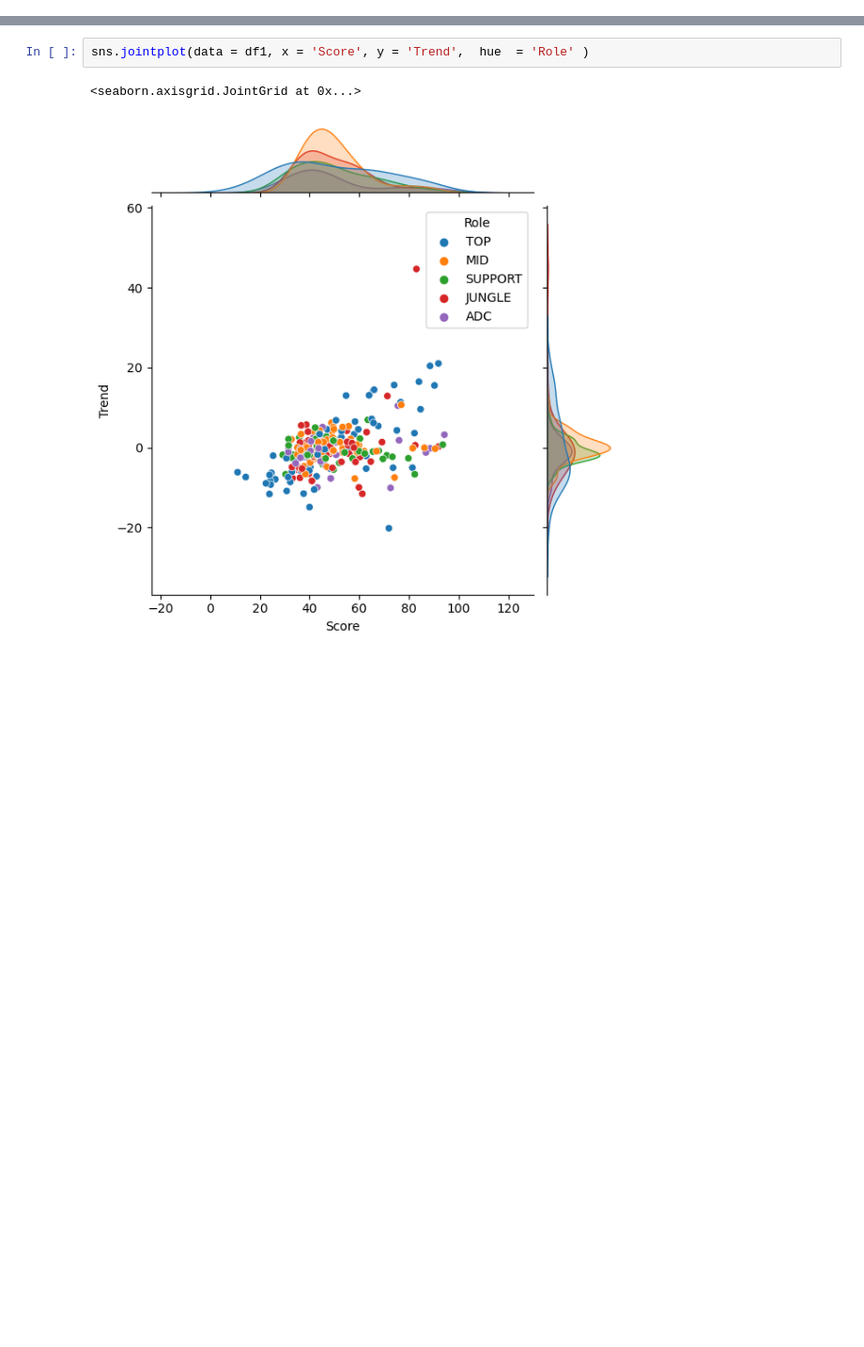
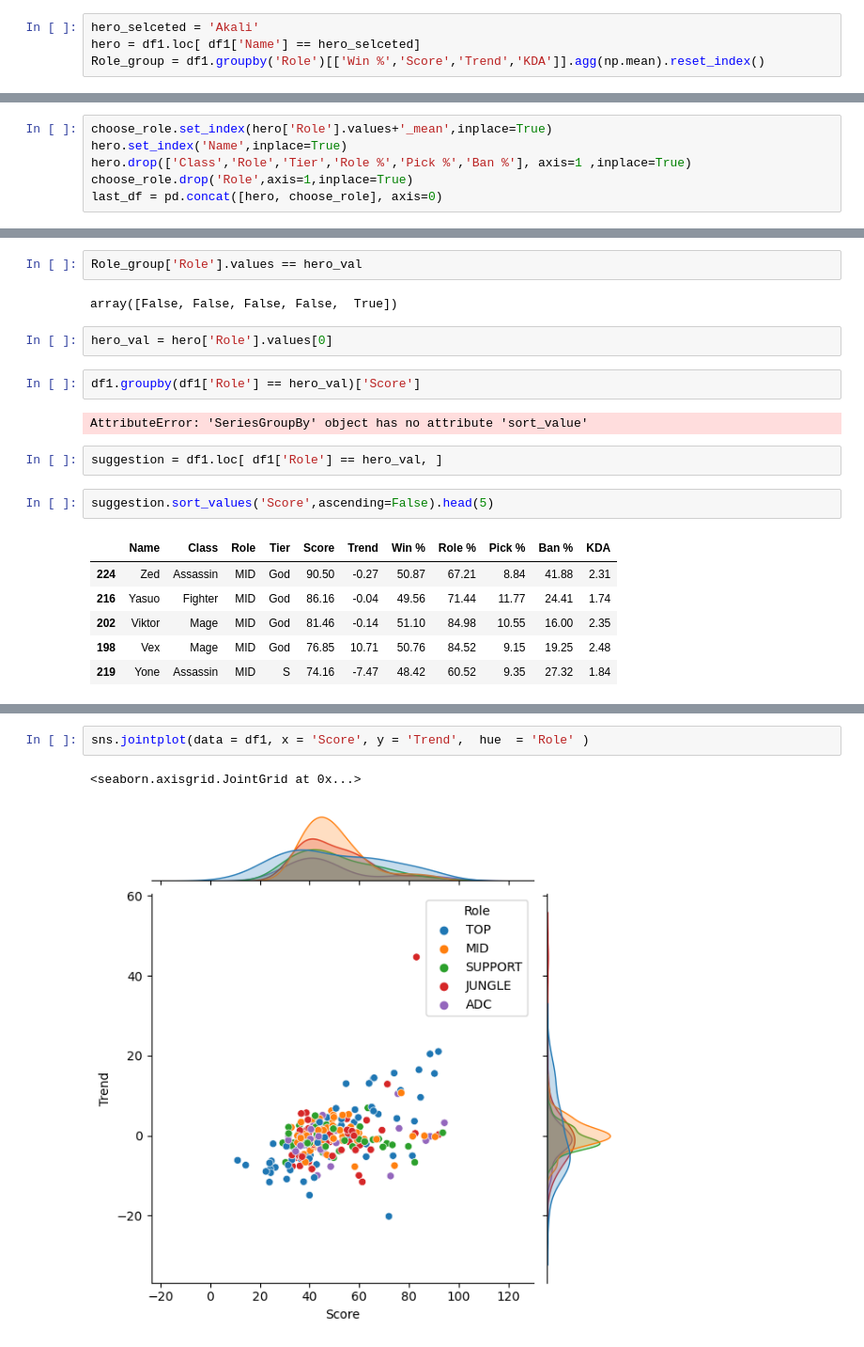
Before and after one commit to leopard4/-LoL_Tier_streamlit, a Jupyter notebook: EDA.ipynb, the cells around one changed output, grey strips where cells are left out. Shown: that part at 94% size. Drawn from its saved outputs; the diff is of its cells as text; blank space fills up the shorter version.

```diff
--- a/EDA.ipynb
+++ b/EDA.ipynb
@@ -39,0 +109,4 @@ plt.show()
+# %%
+hero_selceted = 'Akali'
+hero = df1.loc[ df1['Name'] == hero_selceted]
+Role_group = df1.groupby('Role')[['Win %','Score','Trend','KDA']].agg(np.mean).reset_index()
@@ -39,0 +117,6 @@ plt.show()
+# %%
+choose_role.set_index(hero['Role'].values+'_mean',inplace=True)
+hero.set_index('Name',inplace=True)
+hero.drop(['Class','Role','Tier','Role %','Pick %','Ban %'], axis=1 ,inplace=True)
+choose_role.drop('Role',axis=1,inplace=True)
+last_df = pd.concat([hero, choose_role], axis=0)
@@ -39,0 +203,21 @@ plt.show()
+# %%
+Role_group['Role'].values == hero_val
+# %% [output]
+array([False, False, False, False,  True])
+# %%
+hero_val = hero['Role'].values[0]
+# %%
+df1.groupby(df1['Role'] == hero_val)['Score']
+# %% [output]
+AttributeError: 'SeriesGroupBy' object has no attribute 'sort_value'
+# %%
+suggestion = df1.loc[ df1['Role'] == hero_val, ]
+# %%
+suggestion.sort_values('Score',ascending=False).head(5)
+# %% [output]
+|  | Name | Class | Role | Tier | Score | Trend | Win % | Role % | Pick % | Ban % | KDA |
+| 224 | Zed | Assassin | MID | God | 90.50 | -0.27 | 50.87 | 67.21 | 8.84 | 41.88 | 2.31 |
+| 216 | Yasuo | Fighter | MID | God | 86.16 | -0.04 | 49.56 | 71.44 | 11.77 | 24.41 | 1.74 |
+| 202 | Viktor | Mage | MID | God | 81.46 | -0.14 | 51.10 | 84.98 | 10.55 | 16.00 | 2.35 |
+| 198 | Vex | Mage | MID | God | 76.85 | 10.71 | 50.76 | 84.52 | 9.15 | 19.25 | 2.48 |
+| 219 | Yone | Assassin | MID | S | 74.16 | -7.47 | 48.42 | 60.52 | 9.35 | 27.32 | 1.84 |
```
Also changed, not shown: parts of 50 cells of this notebook, 1 other file.
